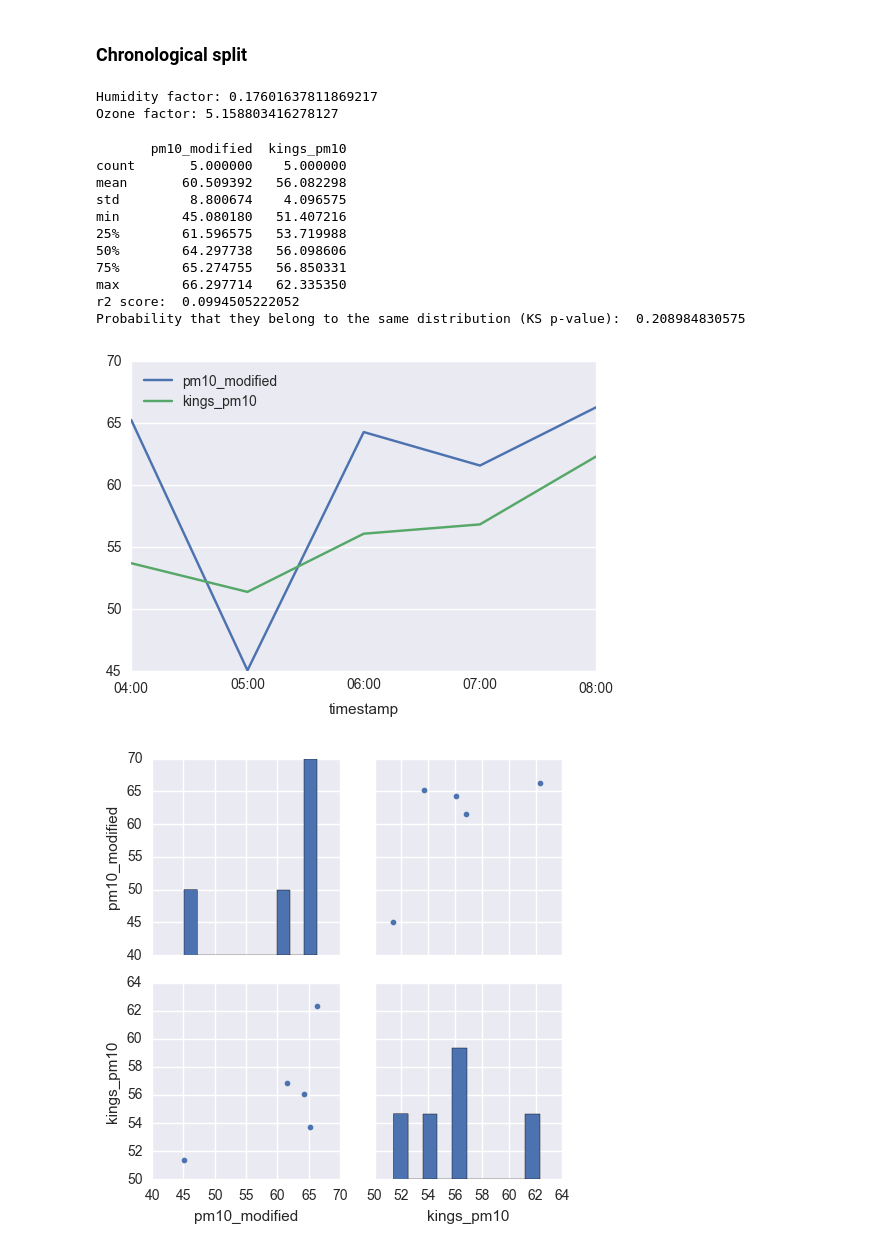
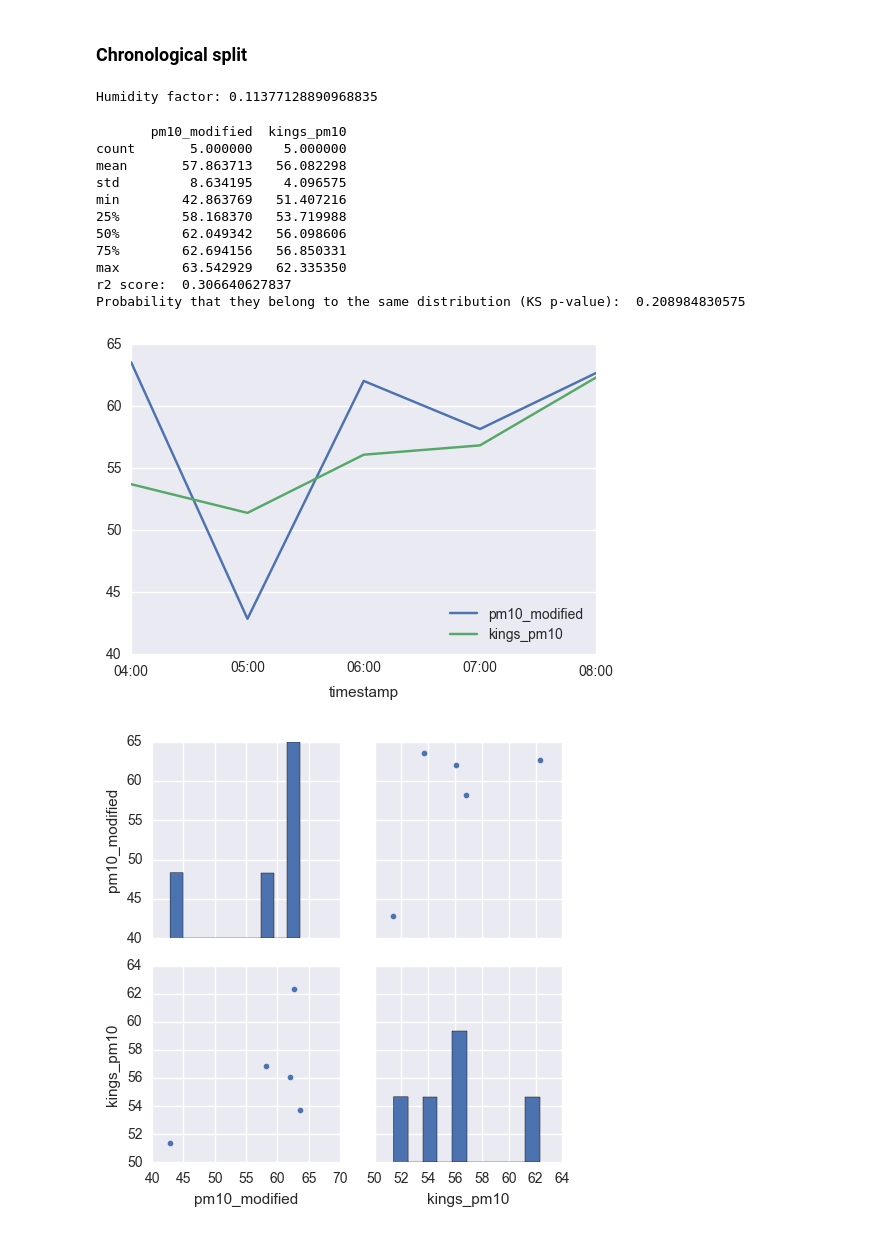
Before and after one commit to lingxz/climathon2016, a Jupyter notebook: sensors-colocation.ipynb, the cells around one changed output. Saved outputs shown, nothing was run; the diff lists cells and outputs as text; code cells hidden in the pictures.

```diff
--- a/sensors-colocation.ipynb
+++ b/sensors-colocation.ipynb
@@ -592,11 +764,14 @@ Probability that they belong to the same distribution (KS p-value):  1.529497534
 # %%
+ds_merged = xr.merge([ds_kings_vol.rename(kings_prefix), ds_mean_1h]
+                     , join='inner')
 def remove_outliers(df, col):
     new_df = df.copy()
-    outliers = (new_df[col] - new_df[col].median()).abs() > 1 * new_df[col].std()
+    outliers = (new_df[col] - new_df[col].median()).abs() > 2 * new_df[col].std()
     new_df.ix[new_df[col].notnull() & outliers, col] = new_df[col].mean()
     return new_df
 
 new = remove_outliers(ds_merged.to_dataframe(), 'pm10')
 ds_merged = xr.Dataset.from_dataframe(new)
 new.pm10.plot()
+compare(ds_merged, 'kings_pm10', 'pm10')
 # %% [output]
@@ -711,7 +904,7 @@ ds_merged_outer = xr.Dataset.from_dataframe(new)
 # %%
-def humidity_o3_model(x, a, b, c):
+def humidity_o3_model(x, a, b):
     conc, humidity, ozone = np.array(x)
-    real_conc = conc + a * humidity + b * ozone + c
+    real_conc = conc + a * humidity + b
     return real_conc
 
 # drop nans
@@ -722,5 +915,5 @@ kings_train, kings_test, pm10_train, pm10_test, humidity_train, humidity_test, o
 packed_values = pd.DataFrame([pm10_train, humidity_train, o3_train]).values
 pm10_humidity_popt, pm10_humidity_pcov = spo.curve_fit(humidity_o3_model, packed_values, kings_train.values)
 print("Humidity factor: {}".format(pm10_humidity_popt[0]))
-print("Ozone factor: {}".format(pm10_humidity_popt[1]))
+# print("Ozone factor: {}".format(pm10_humidity_popt[1]))
 # %% [output]
@@ -774,30 +966,29 @@ humidity_train2, humidity_test2, o3_train2, o3_test2 = chronological_split(ds_me
 packed_values2 = pd.DataFrame([pm10_train2, humidity_train2, o3_train2]).values
 pm10_humidity_popt2, pm10_humidity_pcov2 = spo.curve_fit(humidity_o3_model, packed_values2, kings_train2.values)
 print("Humidity factor: {}".format(pm10_humidity_popt2[0]))
-print("Ozone factor: {}".format(pm10_humidity_popt2[1]))
+# print("Ozone factor: {}".format(pm10_humidity_popt2[1]))
 # %% [output]
-Humidity factor: 0.17601637811869217
-Ozone factor: 5.158803416278127
+Humidity factor: 0.11377128890968835
 # %%
 # plotting the test data
 packed_test2 = pd.DataFrame([pm10_test2, humidity_test2, o3_test2]).values
-compare_test = pd.DataFrame({'pm10_modified': humidity_o3_model(packed_test2, *pm10_humidity_popt2)}, index=pm10_test2.index)
-compare_test['kings_pm10'] = kings_test2
-compare(xr.Dataset.from_dataframe(compare_test), 'pm10_modified', 'kings_pm10')
+compare_test2 = pd.DataFrame({'pm10_modified': humidity_o3_model(packed_test2, *pm10_humidity_popt2)}, index=pm10_test2.index)
+compare_test2['kings_pm10'] = kings_test2
+compare(xr.Dataset.from_dataframe(compare_test2), 'pm10_modified', 'kings_pm10')
 # %% [output]
        pm10_modified  kings_pm10
 count       5.000000    5.000000
-mean       60.509392   56.082298
-std         8.800674    4.096575
-min        45.080180   51.407216
-25%        61.596575   53.719988
-50%        64.297738   56.098606
-75%        65.274755   56.850331
-max        66.297714   62.335350
-r2 score:  0.0994505222052
+mean       57.863713   56.082298
+std         8.634195    4.096575
+min        42.863769   51.407216
+25%        58.168370   53.719988
+50%        62.049342   56.098606
+75%        62.694156   56.850331
+max        63.542929   62.335350
+r2 score:  0.306640627837
 Probability that they belong to the same distribution (KS p-value):  0.208984830575
-[figure, old version]
+[figure, new version]
-[figure, old version]
+[figure, new version]
 # %%
 # plotting everything
 packed_all2 = pd.DataFrame([ds_merged_outer_temp.pm10, ds_merged_outer_temp.humidity, ds_merged_outer_temp.kings_o3]).values
```
Also changed, not shown: parts of 44 cells of this notebook, 1 other file.
